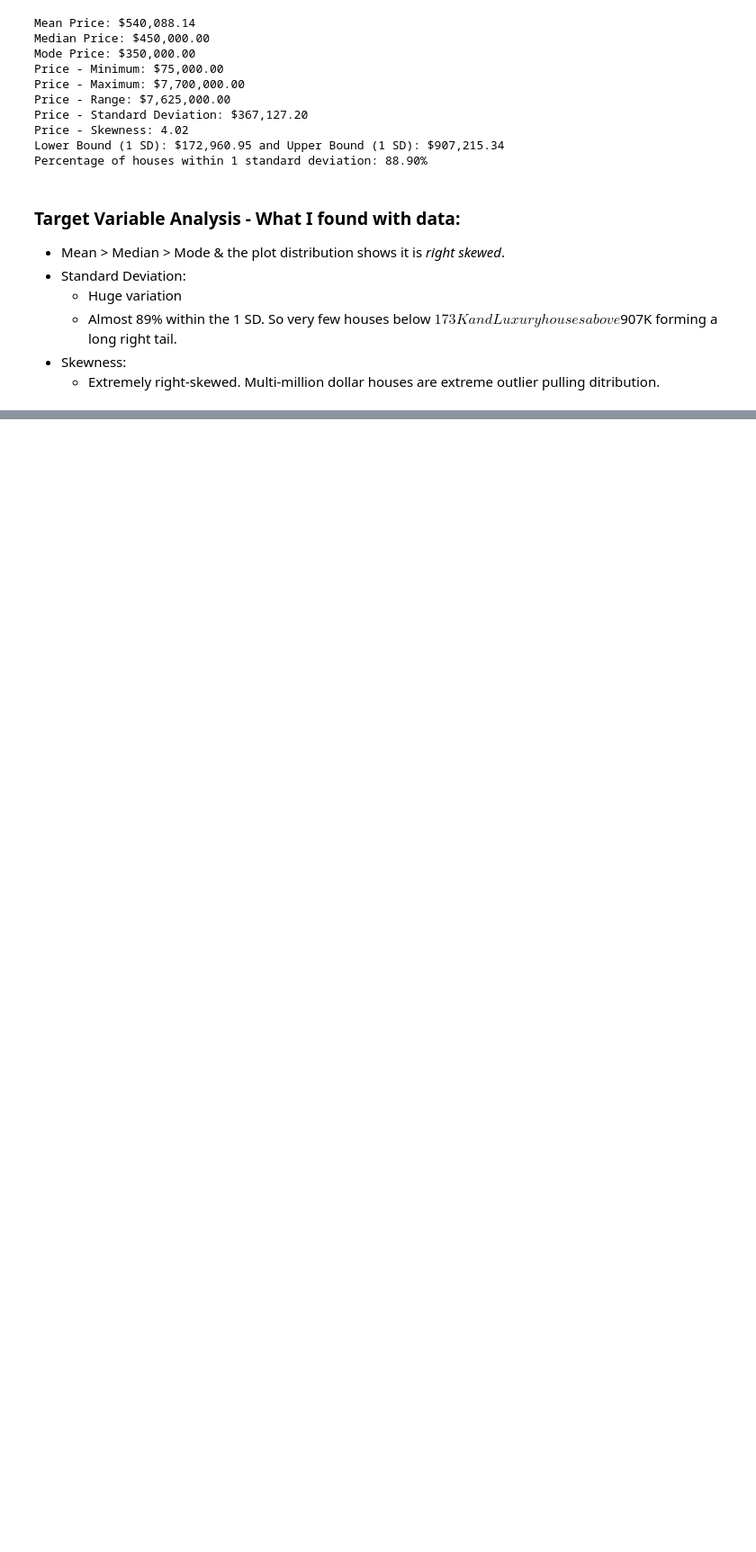
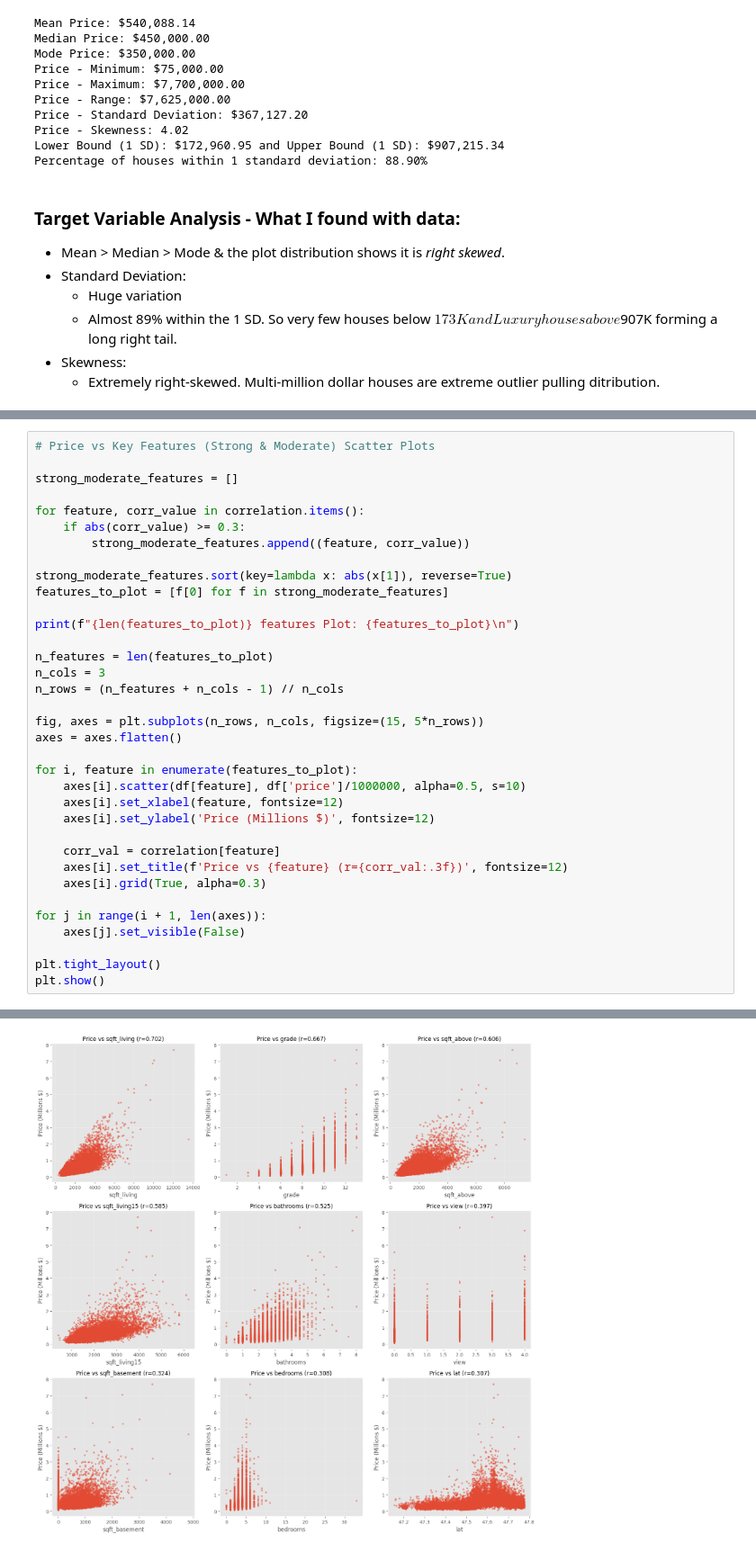
Before and after one commit to gnpthbalaji/house_price_ml_predictor, a Jupyter notebook: notebooks/01_exploratory_data_analysis.ipynb, the cells around one changed output, grey strips where cells are left out. Shown at 90% size. Drawn from its saved outputs; the diff is of its cells as text; blank space fills up the shorter version.

```diff
--- a/notebooks/01_exploratory_data_analysis.ipynb
+++ b/notebooks/01_exploratory_data_analysis.ipynb
@@ -121,0 +240,36 @@ plt.show()
+# %%
+# Price vs Key Features (Strong & Moderate) Scatter Plots
+
+strong_moderate_features = []
+
+for feature, corr_value in correlation.items():
+    if abs(corr_value) >= 0.3:
+        strong_moderate_features.append((feature, corr_value))
+
+strong_moderate_features.sort(key=lambda x: abs(x[1]), reverse=True)
+features_to_plot = [f[0] for f in strong_moderate_features]
+
+print(f"{len(features_to_plot)} features Plot: {features_to_plot}\n")
+
+n_features = len(features_to_plot)
+n_cols = 3
+n_rows = (n_features + n_cols - 1) // n_cols
+
+fig, axes = plt.subplots(n_rows, n_cols, figsize=(15, 5*n_rows))
+axes = axes.flatten()
+
+for i, feature in enumerate(features_to_plot):
+    axes[i].scatter(df[feature], df['price']/1000000, alpha=0.5, s=10)
+    axes[i].set_xlabel(feature, fontsize=12)
+    axes[i].set_ylabel('Price (Millions $)', fontsize=12)
+
+    corr_val = correlation[feature]
+    axes[i].set_title(f'Price vs {feature} (r={corr_val:.3f})', fontsize=12)
+    axes[i].grid(True, alpha=0.3)
+
+for j in range(i + 1, len(axes)):
+    axes[j].set_visible(False)
+
+plt.tight_layout()
+plt.show()
+# %% [output]
@@ -121,0 +277 @@ plt.show()
+[figure, added]
```
Also changed, not shown: parts of 7 cells of this notebook.
